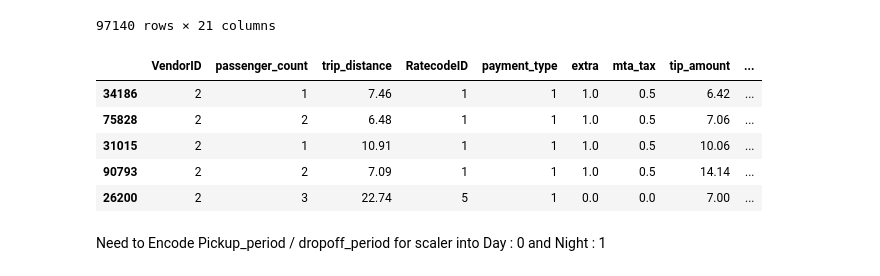
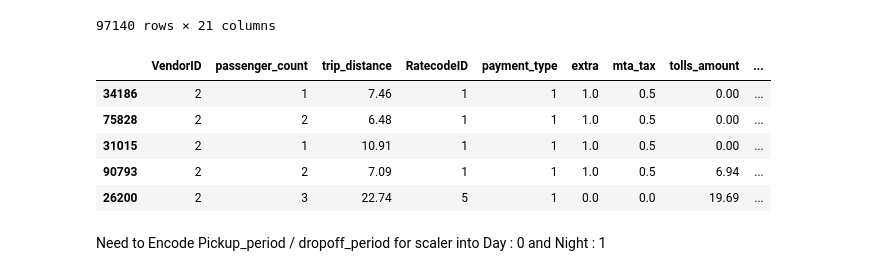
Before and after one commit to yjalil/prelectureMLops, a Jupyter notebook: project/notebooks/Progress_taxifare_2024db.ipynb, the cells around one changed output. Saved outputs shown, nothing was run; the diff lists cells and outputs as text; code cells hidden in the pictures.

```diff
--- a/project/notebooks/Progress_taxifare_2024db.ipynb
+++ b/project/notebooks/Progress_taxifare_2024db.ipynb
@@ -652,18 +654,18 @@ See the caveats in the documentation: https://pandas.pydata.org/pandas-docs/stab
 97140 rows × 21 columns
 # %%
 # Creating Train/Test Data
-X = data.drop(columns=['fare_amount','pickup_period','dropoff_period'])
+X = data.drop(columns=['fare_amount','pickup_period','dropoff_period','tip_amount'])
 y = data['fare_amount']
 
 X_train, X_test, y_train, y_test = train_test_split(X, y, test_size=0.3, random_state=0)
 X_train.head()
 # %% [output]
-|  | VendorID | passenger_count | trip_distance | RatecodeID | payment_type | extra | mta_tax | tip_amount | ... |
-| 34186 | 2 | 1 | 7.46 | 1 | 1 | 1.0 | 0.5 | 6.42 | ... |
-| 75828 | 2 | 2 | 6.48 | 1 | 1 | 1.0 | 0.5 | 7.06 | ... |
-| 31015 | 2 | 1 | 10.91 | 1 | 1 | 1.0 | 0.5 | 10.06 | ... |
-| 90793 | 2 | 2 | 7.09 | 1 | 1 | 1.0 | 0.5 | 14.14 | ... |
-| 26200 | 2 | 3 | 22.74 | 5 | 1 | 0.0 | 0.0 | 7.00 | ... |
+|  | VendorID | passenger_count | trip_distance | RatecodeID | payment_type | extra | mta_tax | tolls_amount | ... |
+| 34186 | 2 | 1 | 7.46 | 1 | 1 | 1.0 | 0.5 | 0.00 | ... |
+| 75828 | 2 | 2 | 6.48 | 1 | 1 | 1.0 | 0.5 | 0.00 | ... |
+| 31015 | 2 | 1 | 10.91 | 1 | 1 | 1.0 | 0.5 | 0.00 | ... |
+| 90793 | 2 | 2 | 7.09 | 1 | 1 | 1.0 | 0.5 | 6.94 | ... |
+| 26200 | 2 | 3 | 22.74 | 5 | 1 | 0.0 | 0.0 | 19.69 | ... |
 # %% [markdown]
 Need to Encode Pickup_period / dropoff_period for scaler into Day : 0 and Night : 1
 # %%
```
Also changed, not shown: parts of 15 cells of this notebook.
